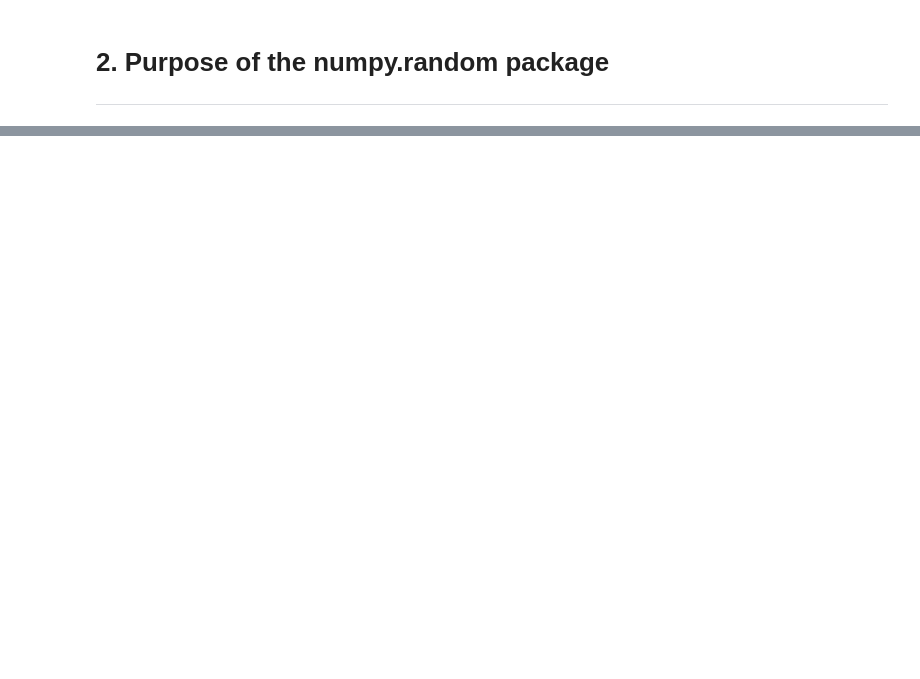
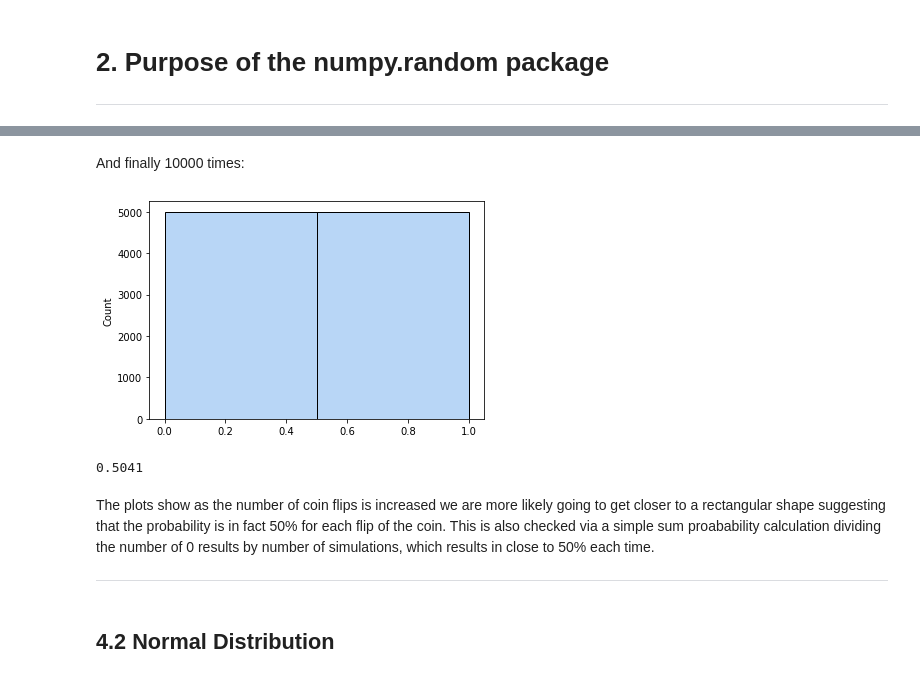
Before and after one commit to Keitho08/Prog-ScriptingAssigment2020, a Jupyter notebook: The numpy.random Package Explained..ipynb, the cells around one changed output, grey strips where cells are left out. Drawn from its saved outputs; the diff is of its cells as text; code cells hidden in the pictures; blank space fills up the shorter version.

```diff
--- a/The numpy.random Package Explained..ipynb
+++ b/The numpy.random Package Explained..ipynb
@@ -50,0 +213,18 @@ Real world examples of where there numpy random generation package may be used i
+# %% [markdown]
+And finally 10000 times:
+# %%
+flip2 = rd.binomial(n=1, p=0.5, size=10000)
+sns.set_palette("pastel")
+flipplot2 = sns.histplot(flip2, kde=False, binwidth=0.5)
+# %% [output]
+[figure, added]
+# %%
+sum(rd.binomial(n=1, p = 0.5, size=10000) == 0)/10000
+# 49.95% (Will change after each run)
+# %% [output]
+0.5041
+# %% [markdown]
+The plots show as the number of coin flips is increased we are more likely going to get closer to a rectangular shape suggesting that the probability is in fact 50% for each flip of the coin. This is also checked via a simple sum proabability calculation dividing the number of 0 results by number of simulations, which results in close to 50% each time.
+***
+# %% [markdown]
+## 4.2 Normal Distribution
```
Also changed, not shown: parts of 48 cells of this notebook.
